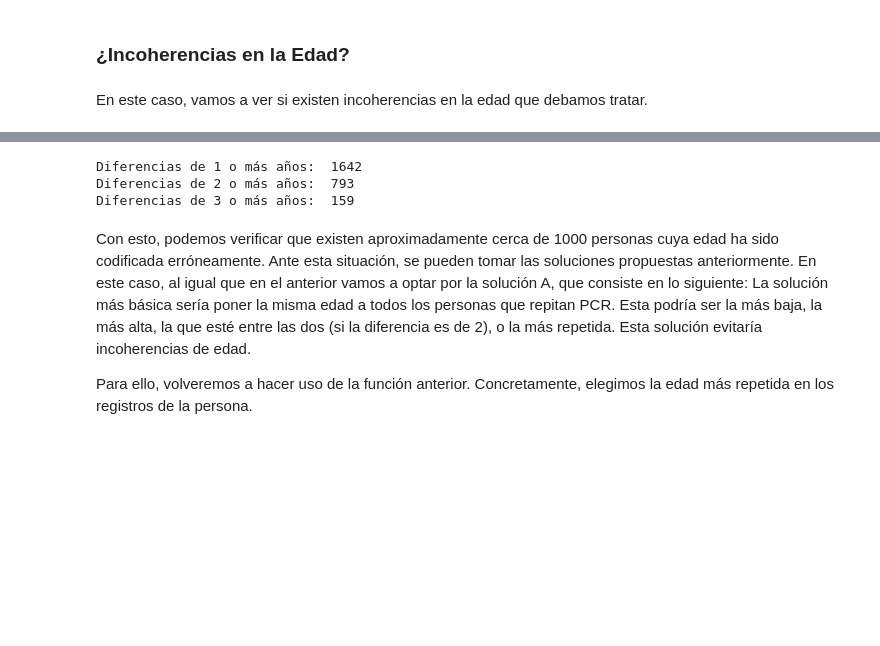
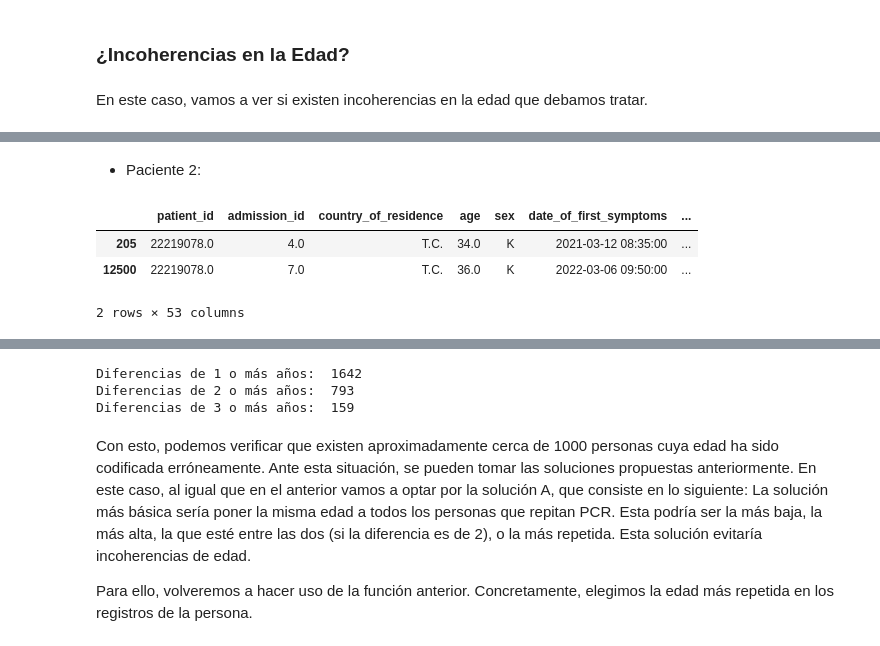
Before and after one commit to javipzv/hospital-data-analysis-and-prediction, a Jupyter notebook: preprocessing_data2.ipynb, the cells around one changed output, grey strips where cells are left out. Saved outputs shown, nothing was run; the diff lists cells and outputs as text; code cells hidden in the pictures; blank space fills up the shorter version.

```diff
--- a/preprocessing_data2.ipynb
+++ b/preprocessing_data2.ipynb
@@ -99,0 +116,9 @@ Podemos observar que la diferencia de fechas de los síntomas nos indica que el
+# %% [markdown]
+- Paciente 2:
+# %%
+data2[(data2['patient_id'] == 22219078.0) & ((data2['date_of_first_symptoms'] <= '2021-03-13') | (data2['date_of_first_symptoms'] >= '2022-03-01'))]
+# %% [output]
+|  | patient_id | admission_id | country_of_residence | age | sex | date_of_first_symptoms | ... |
+| 205 | 22219078.0 | 4.0 | T.C. | 34.0 | K | 2021-03-12 08:35:00 | ... |
+| 12500 | 22219078.0 | 7.0 | T.C. | 36.0 | K | 2022-03-06 09:50:00 | ... |
+2 rows × 53 columns
```
Also changed, not shown: parts of 38 cells of this notebook.
